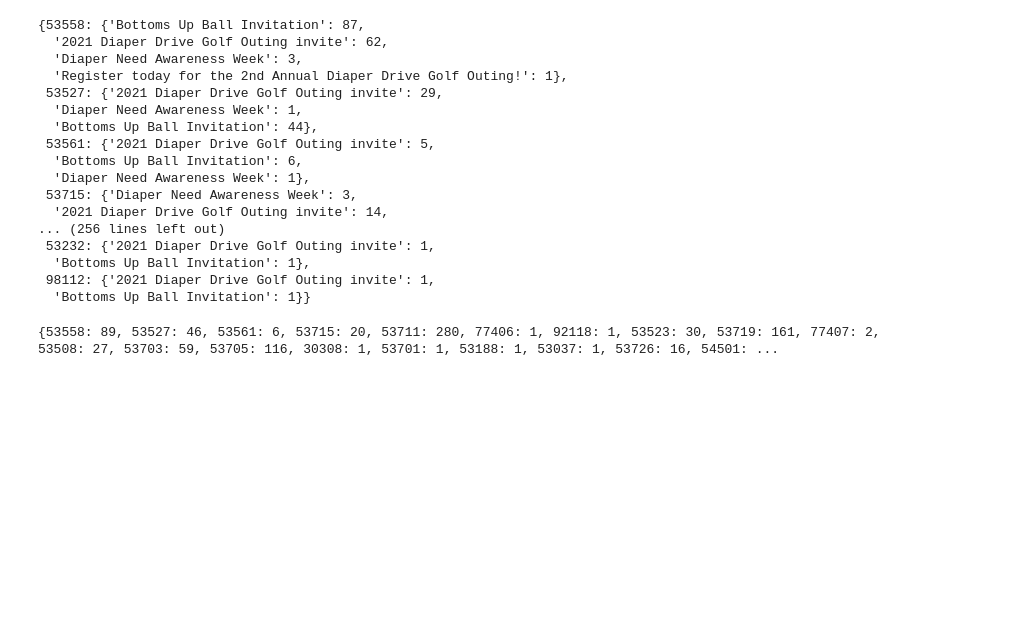
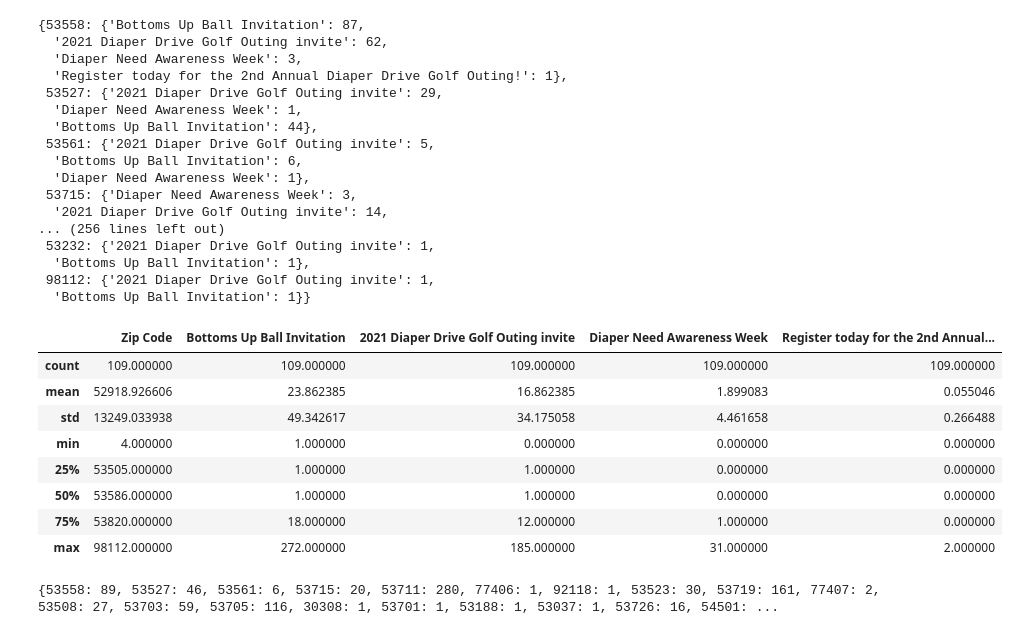
Before and after one commit to anushakabber/Donor_Segmentation_Biokind, a Jupyter notebook: Week3/Week3_Alysia/week3_alysia.ipynb, the cells around one changed output. Drawn from its saved outputs; the diff is of its cells as text; code cells hidden in the pictures; blank space fills up the shorter version.

Commit message:
week3 alysia

```diff
--- a/Week3/Week3_Alysia/week3_alysia.ipynb
+++ b/Week3/Week3_Alysia/week3_alysia.ipynb
@@ -51,13 +51,25 @@ campaign_zip
  98112: {'2021 Diaper Drive Golf Outing invite': 1,
   'Bottoms Up Ball Invitation': 1}}
 # %%
-df = pd.DataFrame.from_dict(campaign_zip, orient='index').fillna(0).astype(int)
+df_campaign_zip = pd.DataFrame.from_dict(campaign_zip, orient='index').fillna(0).astype(int)
 
 # Reset index to make Zip Code a column
-df = df.reset_index().rename(columns={"index": "Zip Code"})
+df_campaign_zip = df_campaign_zip.reset_index().rename(columns={"index": "Zip Code"})
 
 # Save the DataFrame to a CSV file
-df.to_csv('campaign_zip.csv', index=False)
+df_campaign_zip.to_csv('campaign_zip.csv', index=False)
+# %%
+df_campaign_zip.describe()
+# %% [output]
+|  | Zip Code | Bottoms Up Ball Invitation | 2021 Diaper Drive Golf Outing invite | Diaper Need Awareness Week | Register today for the 2nd Annual... |
+| count | 109.000000 | 109.000000 | 109.000000 | 109.000000 | 109.000000 |
+| mean | 52918.926606 | 23.862385 | 16.862385 | 1.899083 | 0.055046 |
+| std | 13249.033938 | 49.342617 | 34.175058 | 4.461658 | 0.266488 |
+| min | 4.000000 | 1.000000 | 0.000000 | 0.000000 | 0.000000 |
+| 25% | 53505.000000 | 1.000000 | 1.000000 | 0.000000 | 0.000000 |
+| 50% | 53586.000000 | 1.000000 | 1.000000 | 0.000000 | 0.000000 |
+| 75% | 53820.000000 | 18.000000 | 12.000000 | 1.000000 | 0.000000 |
+| max | 98112.000000 | 272.000000 | 185.000000 | 31.000000 | 2.000000 |
 # %%
 ## number of people that are engaged or donated in a zip code
 person_zip = dict()
```
Also changed, not shown: parts of 2 cells of this notebook.
